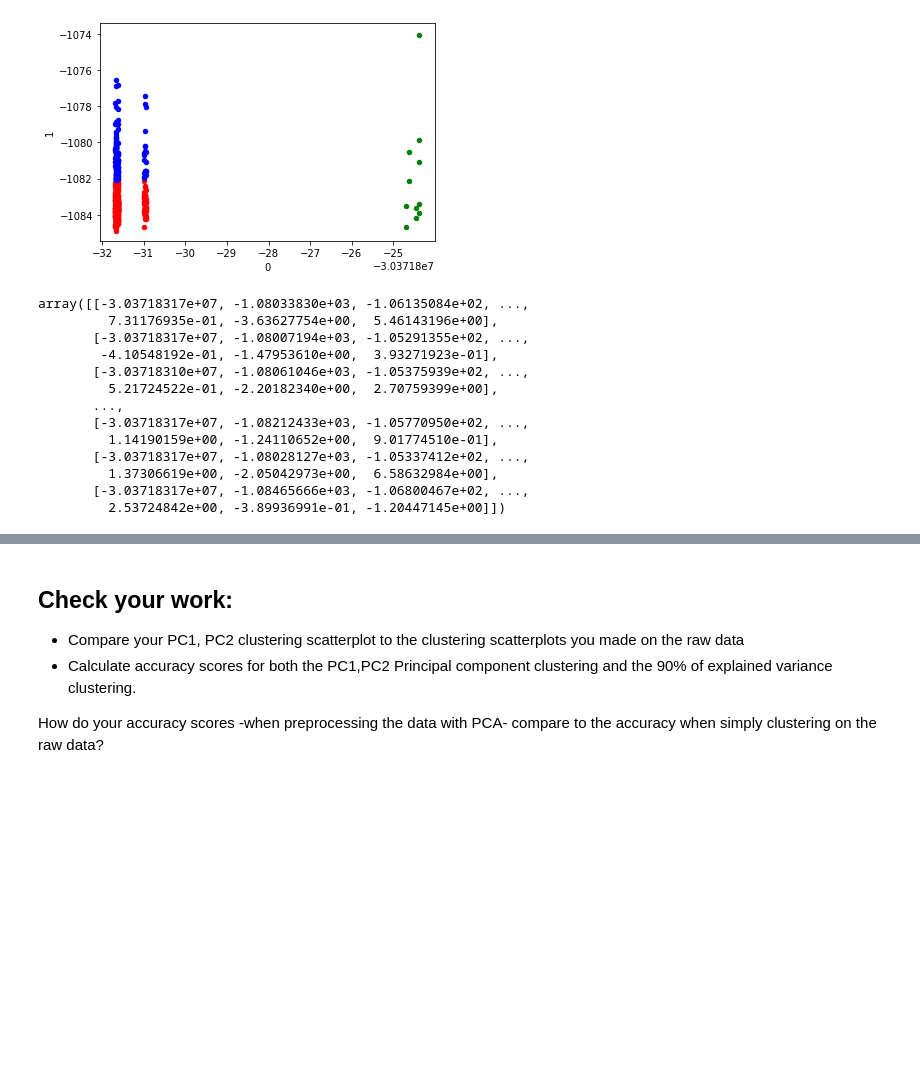
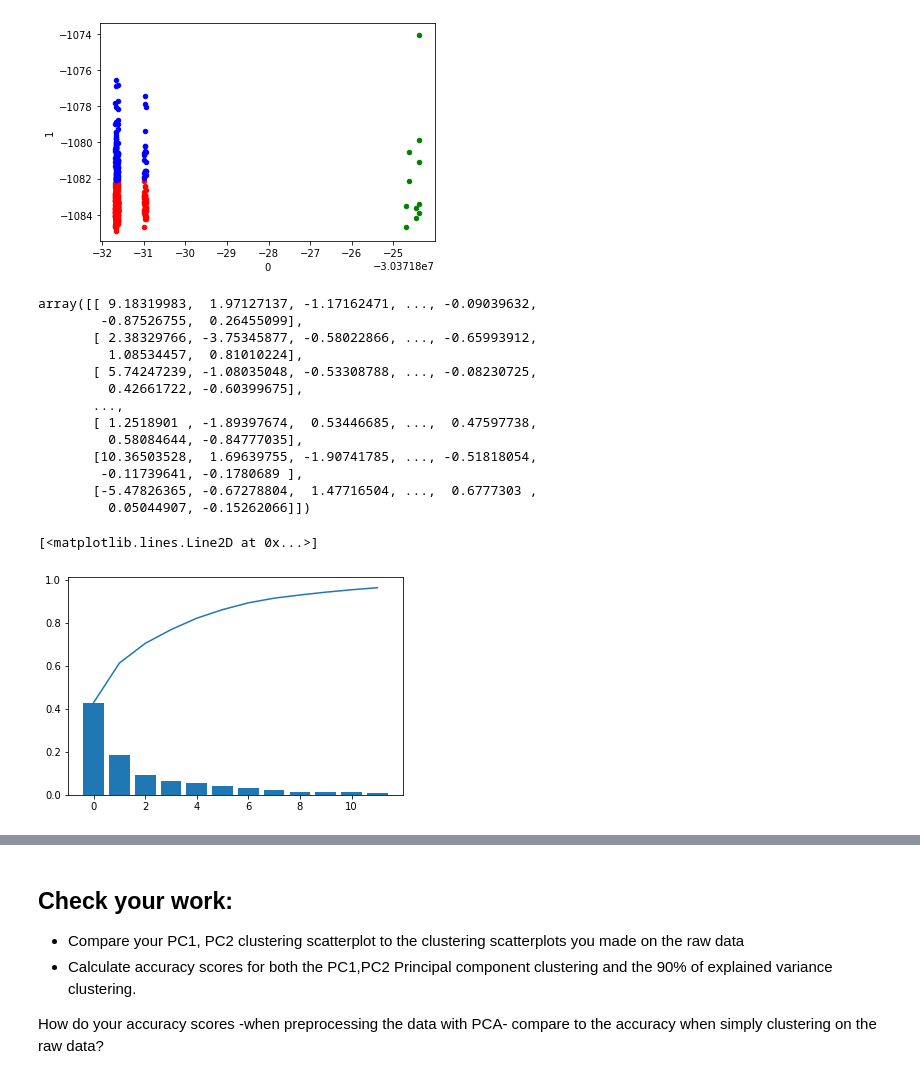
Before and after one commit to ekoly/DS-Unit-1-Sprint-3-Linear-Algebra, a Jupyter notebook: module4-clustering/LS_DS_134_Clustering_Assignment.ipynb, the cells around one changed output, grey strips where cells are left out. Cells and saved outputs as stored; diff of their text form; code cells hidden in the pictures; blank space fills up the shorter version.

```diff
--- a/module4-clustering/LS_DS_134_Clustering_Assignment.ipynb
+++ b/module4-clustering/LS_DS_134_Clustering_Assignment.ipynb
@@ -234,20 +234,20 @@ plt.show()
 # %%
 
 pca = PCA(12)
-pca.fit(df)
+pca.fit(Z)
 B = pca.transform(Z)
 B
 # %% [output]
-array([[-3.03718317e+07, -1.08033830e+03, -1.06135084e+02, ...,
-         7.31176935e-01, -3.63627754e+00,  5.46143196e+00],
-       [-3.03718317e+07, -1.08007194e+03, -1.05291355e+02, ...,
-        -4.10548192e-01, -1.47953610e+00,  3.93271923e-01],
-       [-3.03718310e+07, -1.08061046e+03, -1.05375939e+02, ...,
-         5.21724522e-01, -2.20182340e+00,  2.70759399e+00],
+array([[ 9.18319983,  1.97127137, -1.17162471, ..., -0.09039632,
+        -0.87526755,  0.26455099],
+       [ 2.38329766, -3.75345877, -0.58022866, ..., -0.65993912,
+         1.08534457,  0.81010224],
+       [ 5.74247239, -1.08035048, -0.53308788, ..., -0.08230725,
+         0.42661722, -0.60399675],
        ...,
-       [-3.03718317e+07, -1.08212433e+03, -1.05770950e+02, ...,
-         1.14190159e+00, -1.24110652e+00,  9.01774510e-01],
-       [-3.03718317e+07, -1.08028127e+03, -1.05337412e+02, ...,
-         1.37306619e+00, -2.05042973e+00,  6.58632984e+00],
-       [-3.03718317e+07, -1.08465666e+03, -1.06800467e+02, ...,
-         2.53724842e+00, -3.89936991e-01, -1.20447145e+00]])
+       [ 1.2518901 , -1.89397674,  0.53446685, ...,  0.47597738,
+         0.58084644, -0.84777035],
+       [10.36503528,  1.69639755, -1.90741785, ..., -0.51818054,
+        -0.11739641, -0.1780689 ],
+       [-5.47826365, -0.67278804,  1.47716504, ...,  0.6777303 ,
+         0.05044907, -0.15262066]])
@@ -255,0 +254,12 @@ plt.scr
+# %%
+ixs = np.arange(len(pca.explained_variance_ratio_))
+vals = pca.explained_variance_ratio_
+cmlsum = np.cumsum(vals)
+
+fig, ax = plt.subplots()
+
+ax.bar(ixs, vals)
+ax.plot(ixs, cmlsum)
+# %% [output]
+[<matplotlib.lines.Line2D at 0x...>]
+[figure, added]
```
Also changed, not shown: parts of 3 cells of this notebook.
